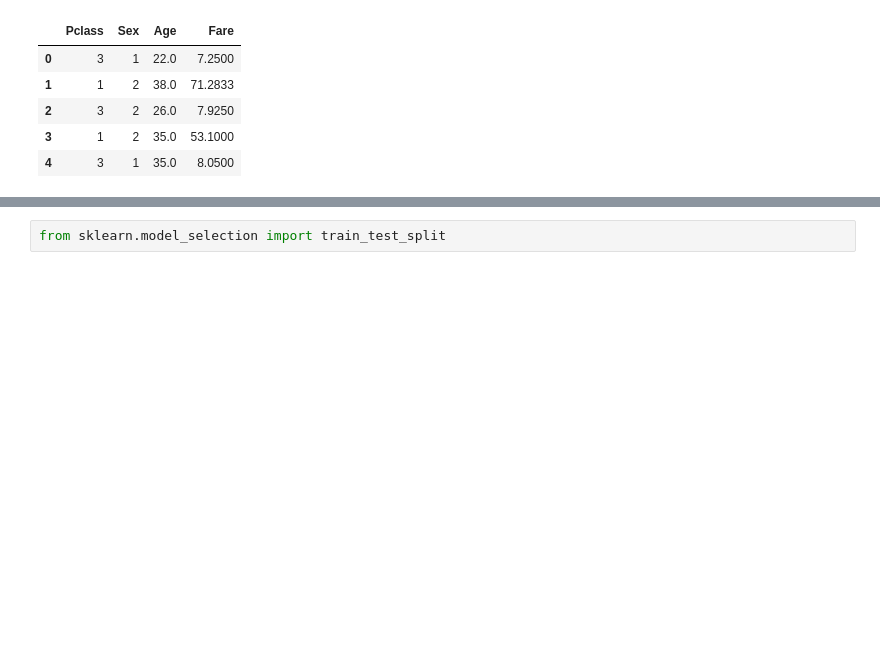
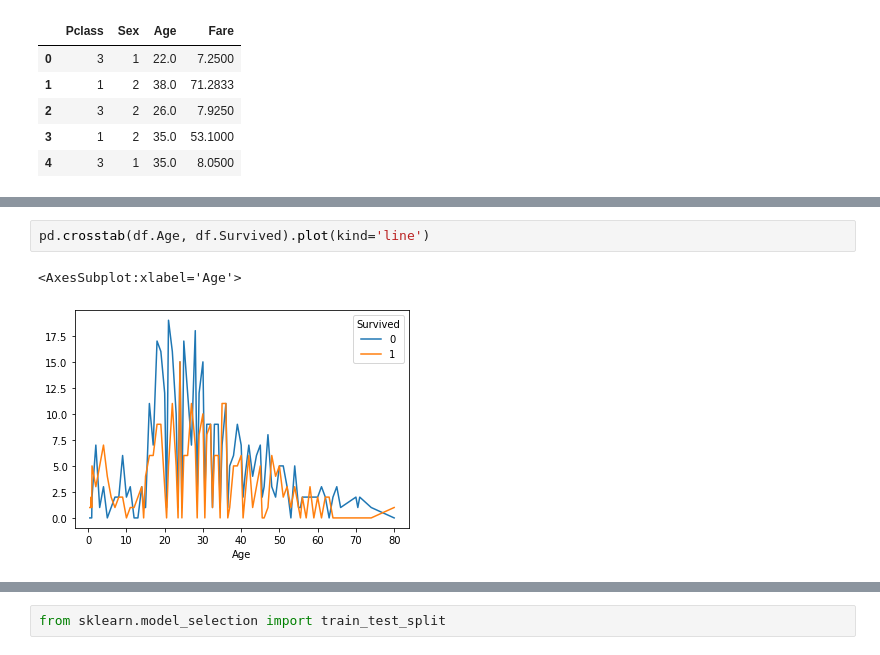
Before and after one commit to Jasondecode2020/ml-2021, a Jupyter notebook: 9_decision_tree/Exercise/9_decision_tree_exercise.ipynb, the cells around one changed output, grey strips where cells are left out. Drawn from its saved outputs; the diff is of its cells as text; blank space fills up the shorter version.

```diff
--- a/9_decision_tree/Exercise/9_decision_tree_exercise.ipynb
+++ b/9_decision_tree/Exercise/9_decision_tree_exercise.ipynb
@@ -53,0 +78,5 @@ inputs.head()
+# %%
+pd.crosstab(df.Age, df.Survived).plot(kind='line')
+# %% [output]
+<AxesSubplot:xlabel='Age'>
+[figure, added]
```
Also changed, not shown: parts of 9 cells of this notebook, 1 other file.
